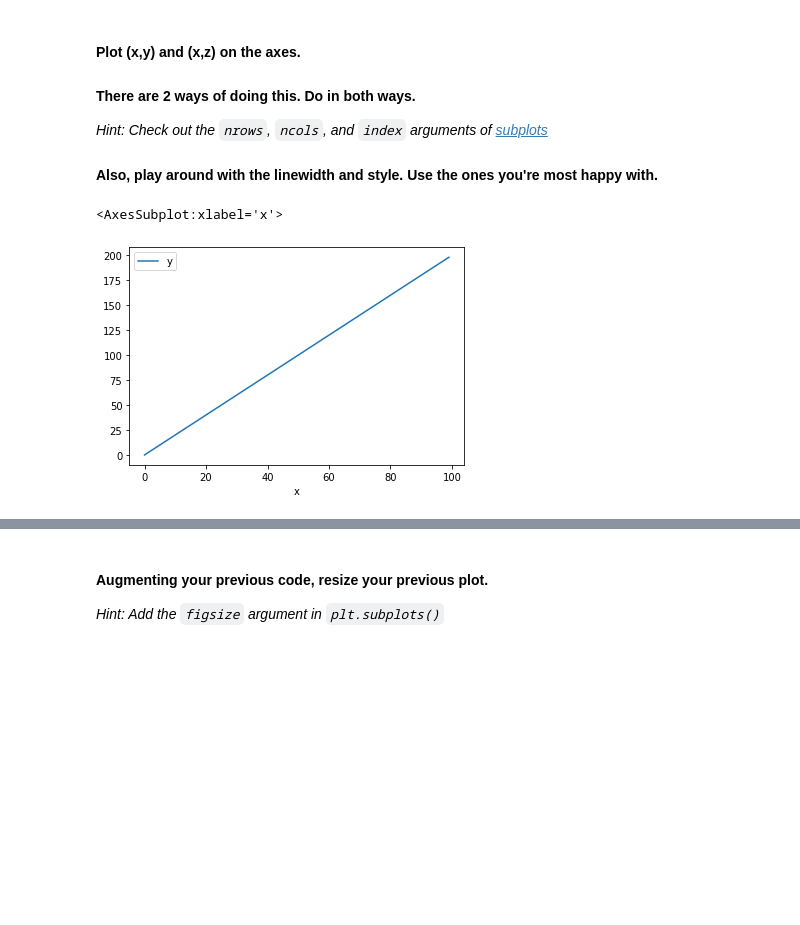
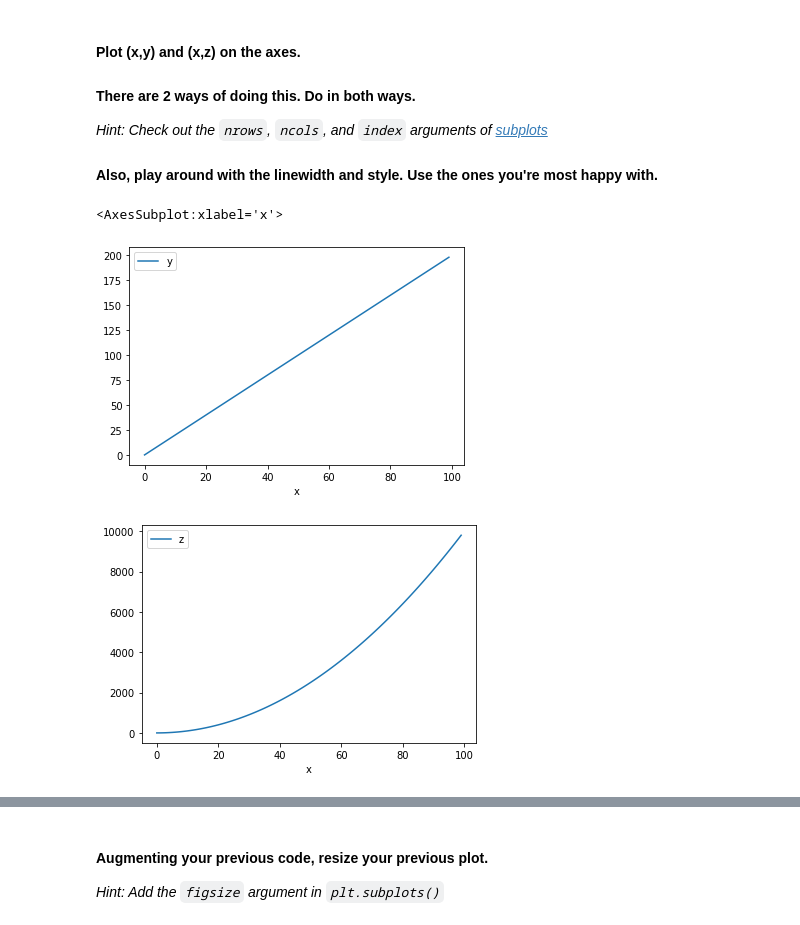
Before and after one commit to Ironhack-Data-Madrid-Abril-2021/lab_matplotlib_seaborn, a Jupyter notebook: your-code/challenge-1.ipynb, the cells around one changed output, grey strips where cells are left out. Saved outputs shown, nothing was run; the diff lists cells and outputs as text; code cells hidden in the pictures; blank space fills up the shorter version.

```diff
--- a/your-code/challenge-1.ipynb
+++ b/your-code/challenge-1.ipynb
@@ -42,9 +45,11 @@ array([ 0,  1,  2,  3,  4,  5,  6,  7,  8,  9, 10, 11, 12, 13, 14, 15, 16,
 # %%
 df = pd.DataFrame({'x':x, 'y':y, 'z':z})
 df.plot('x', 'y')
+df.plot('x', 'z')
 # %% [output]
 <AxesSubplot:xlabel='x'>
 [figure]
+[figure, added]
 # %%
 fig, ax = plt.subplots(1, 2)
 
```
Also changed, not shown: parts of 16 cells of this notebook, 2 other files.
